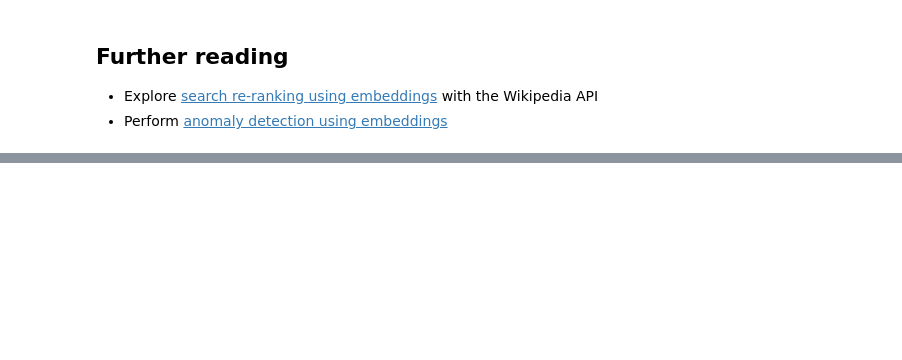
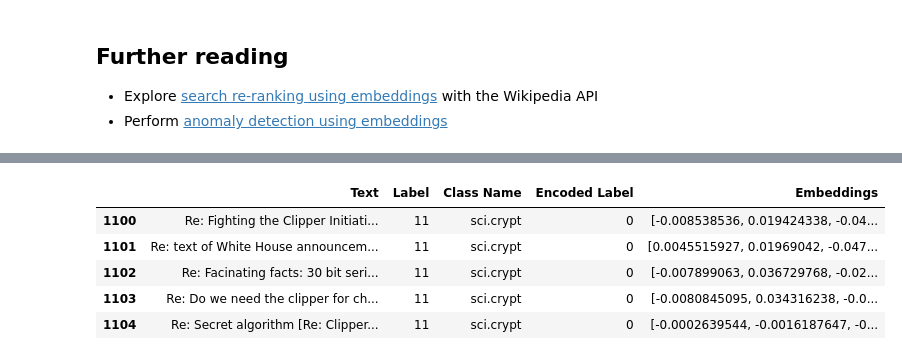
Before and after one commit to kwonowk/google-gen-ai-course, a Jupyter notebook: p2_Embedding.ipynb, the cells around one changed output, grey strips where cells are left out. Cells and saved outputs as stored; diff of their text form; code cells hidden in the pictures; blank space fills up the shorter version.

```diff
--- a/p2_Embedding.ipynb
+++ b/p2_Embedding.ipynb
@@ -145,0 +268,6 @@ Try exploring the embeddings of your own datasets, or explore those available in
+# %%
+# Apply preprocessing function to training and test datasets
+df_train = preprocess_newsgroup_data(newsgroups_train)
+df_test = preprocess_newsgroup_data(newsgroups_test)
+
+df_train.head()
@@ -145,0 +299,7 @@ Try exploring the embeddings of your own datasets, or explore those available in
+# %%
+TRAIN_NUM_SAMPLES = 100
+TEST_NUM_SAMPLES = 25
+CLASSES_TO_KEEP = "sci"  # Class name should contain 'sci' to keep science categories
+
+df_train = sample_data(df_train, TRAIN_NUM_SAMPLES, CLASSES_TO_KEEP)
+df_test = sample_data(df_test, TEST_NUM_SAMPLES, CLASSES_TO_KEEP)
@@ -145,0 +339,21 @@ Try exploring the embeddings of your own datasets, or explore those available in
+# %%
+from google.api_core import retry
+from tqdm.rich import tqdm
+
+# Enable tqdm pandas integration
+tqdm.pandas()
+
+@retry.Retry(timeout=300.0)
+def embed_fn(text: str) -> list[float]:
+    # Setting the task_type accordingly.
+    response = genai.embed_content(
+        model="models/text-embedding-004", content=text, task_type="classification"
+    )
+
+    return response["embedding"]
+
+
+def create_embeddings(df):
+    # Visualize the progress
+    df["Embeddings"] = df["Text"].progress_apply(embed_fn)
+    return df
@@ -145,0 +362,3 @@ Try exploring the embeddings of your own datasets, or explore those available in
+# %%
+df_train = create_embeddings(df_train)
+df_test = create_embeddings(df_test)
@@ -145,0 +372,9 @@ Try exploring the embeddings of your own datasets, or explore those available in
+# %%
+df_train.head()
+# %% [output]
+|  | Text | Label | Class Name | Encoded Label | Embeddings |
+| 1100 | Re: Fighting the Clipper Initiati... | 11 | sci.crypt | 0 | [-0.008538536, 0.019424338, -0.04... |
+| 1101 | Re: text of White House announcem... | 11 | sci.crypt | 0 | [0.0045515927, 0.01969042, -0.047... |
+| 1102 | Re: Facinating facts: 30 bit seri... | 11 | sci.crypt | 0 | [-0.007899063, 0.036729768, -0.02... |
+| 1103 | Re: Do we need the clipper for ch... | 11 | sci.crypt | 0 | [-0.0080845095, 0.034316238, -0.0... |
+| 1104 | Re: Secret algorithm [Re: Clipper... | 11 | sci.crypt | 0 | [-0.0002639544, -0.0016187647, -0... |
```
Also changed, not shown: parts of 32 cells of this notebook.
